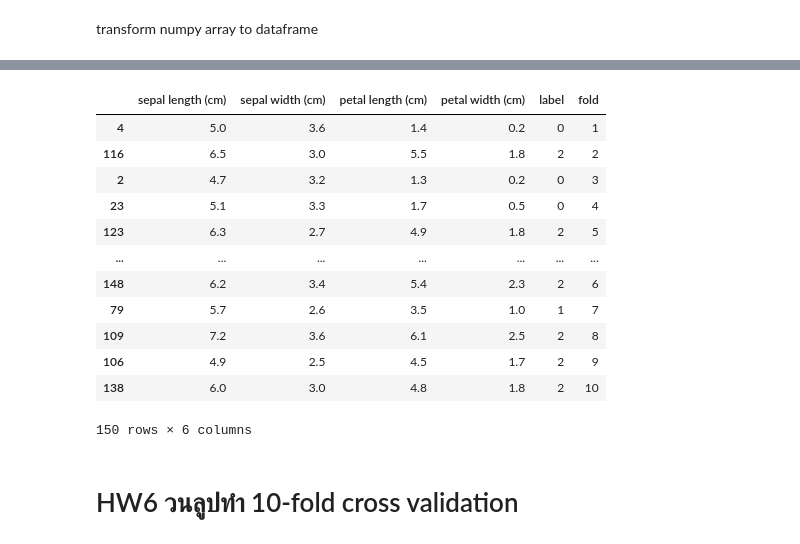
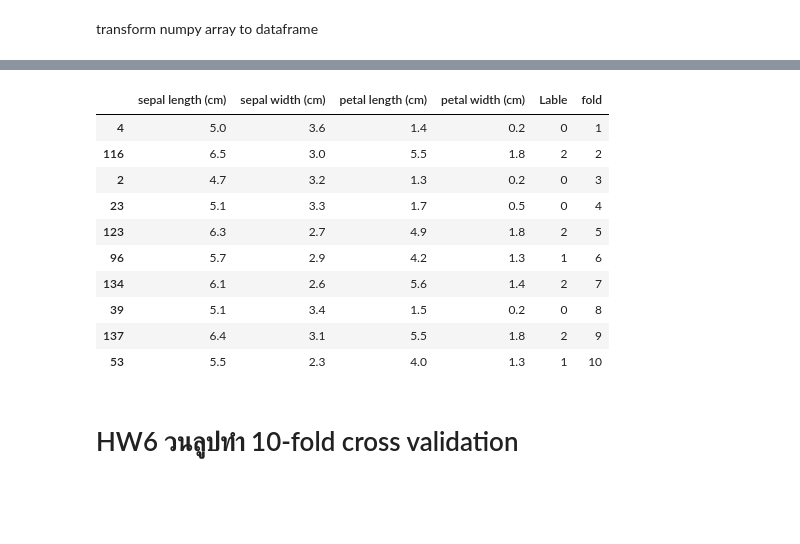
Before and after one commit to Phimphakanph22/bsc_dpdm22, a Jupyter notebook: Performance_Evaluation.ipynb, the cells around one changed output, grey strips where cells are left out. Drawn from its saved outputs; the diff is of its cells as text; code cells hidden in the pictures; blank space fills up the shorter version.

```diff
--- a/Performance_Evaluation.ipynb
+++ b/Performance_Evaluation.ipynb
@@ -133,20 +102,18 @@ shuffled_df
 # %%
-shuffled_df['fold']=15*[1,2,3,4,5,6,7,8,9,10]
+shuffle_iris['fold']=15*[1,2,3,4,5,6,7,8,9,10]
-# %%
-shuffled_df
-# %% [output]
-|  | sepal length (cm) | sepal width (cm) | petal length (cm) | petal width (cm) | label | fold |
-| 4 | 5.0 | 3.6 | 1.4 | 0.2 | 0 | 1 |
-| 116 | 6.5 | 3.0 | 5.5 | 1.8 | 2 | 2 |
-| 2 | 4.7 | 3.2 | 1.3 | 0.2 | 0 | 3 |
-| 23 | 5.1 | 3.3 | 1.7 | 0.5 | 0 | 4 |
-| 123 | 6.3 | 2.7 | 4.9 | 1.8 | 2 | 5 |
-| ... | ... | ... | ... | ... | ... | ... |
-| 148 | 6.2 | 3.4 | 5.4 | 2.3 | 2 | 6 |
-| 79 | 5.7 | 2.6 | 3.5 | 1.0 | 1 | 7 |
-| 109 | 7.2 | 3.6 | 6.1 | 2.5 | 2 | 8 |
-| 106 | 4.9 | 2.5 | 4.5 | 1.7 | 2 | 9 |
-| 138 | 6.0 | 3.0 | 4.8 | 1.8 | 2 | 10 |
-150 rows × 6 columns
+# %%
+shuffle_iris.head(10)
+# %% [output]
+|  | sepal length (cm) | sepal width (cm) | petal length (cm) | petal width (cm) | Lable | fold |
+| 4 | 5.0 | 3.6 | 1.4 | 0.2 | 0 | 1 |
+| 116 | 6.5 | 3.0 | 5.5 | 1.8 | 2 | 2 |
+| 2 | 4.7 | 3.2 | 1.3 | 0.2 | 0 | 3 |
+| 23 | 5.1 | 3.3 | 1.7 | 0.5 | 0 | 4 |
+| 123 | 6.3 | 2.7 | 4.9 | 1.8 | 2 | 5 |
+| 96 | 5.7 | 2.9 | 4.2 | 1.3 | 1 | 6 |
+| 134 | 6.1 | 2.6 | 5.6 | 1.4 | 2 | 7 |
+| 39 | 5.1 | 3.4 | 1.5 | 0.2 | 0 | 8 |
+| 137 | 6.4 | 3.1 | 5.5 | 1.8 | 2 | 9 |
+| 53 | 5.5 | 2.3 | 4.0 | 1.3 | 1 | 10 |
 # %% [markdown]
 # HW6 วนลูปทำ 10-fold cross validation
```
Also changed, not shown: parts of 10 cells of this notebook.
